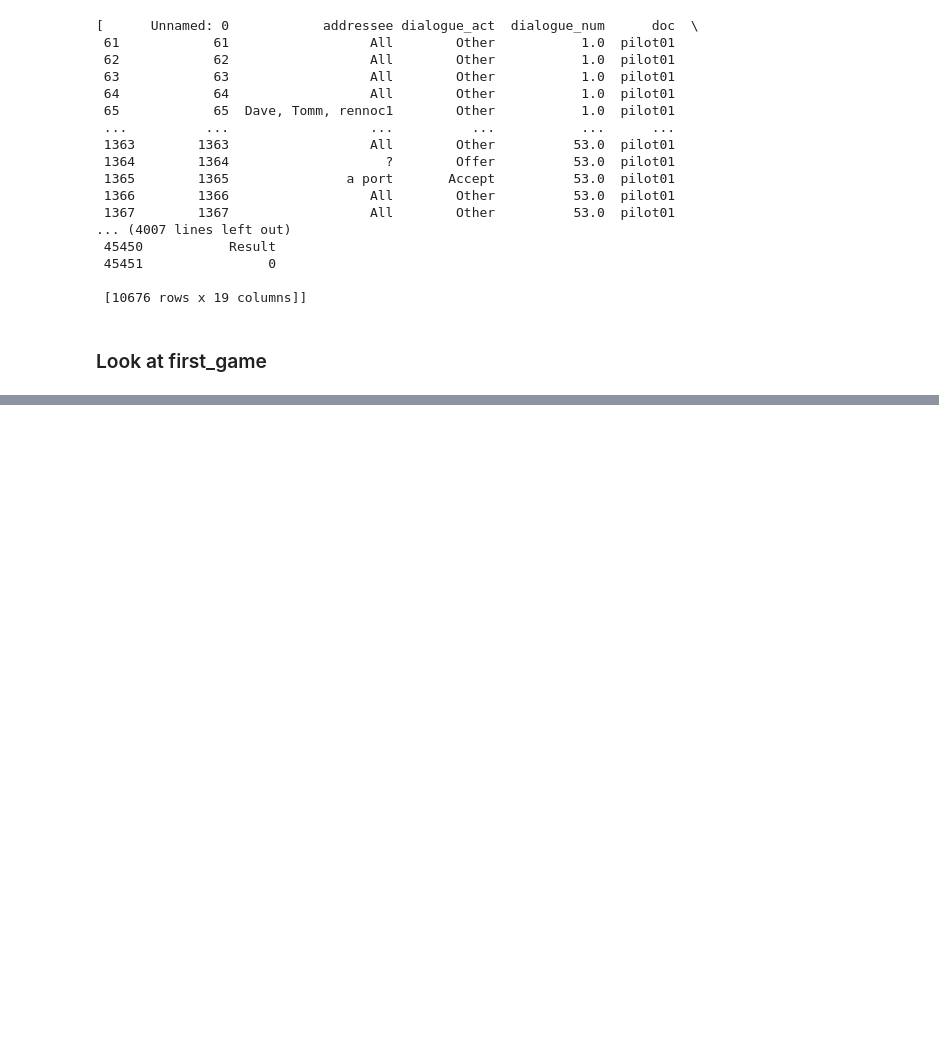
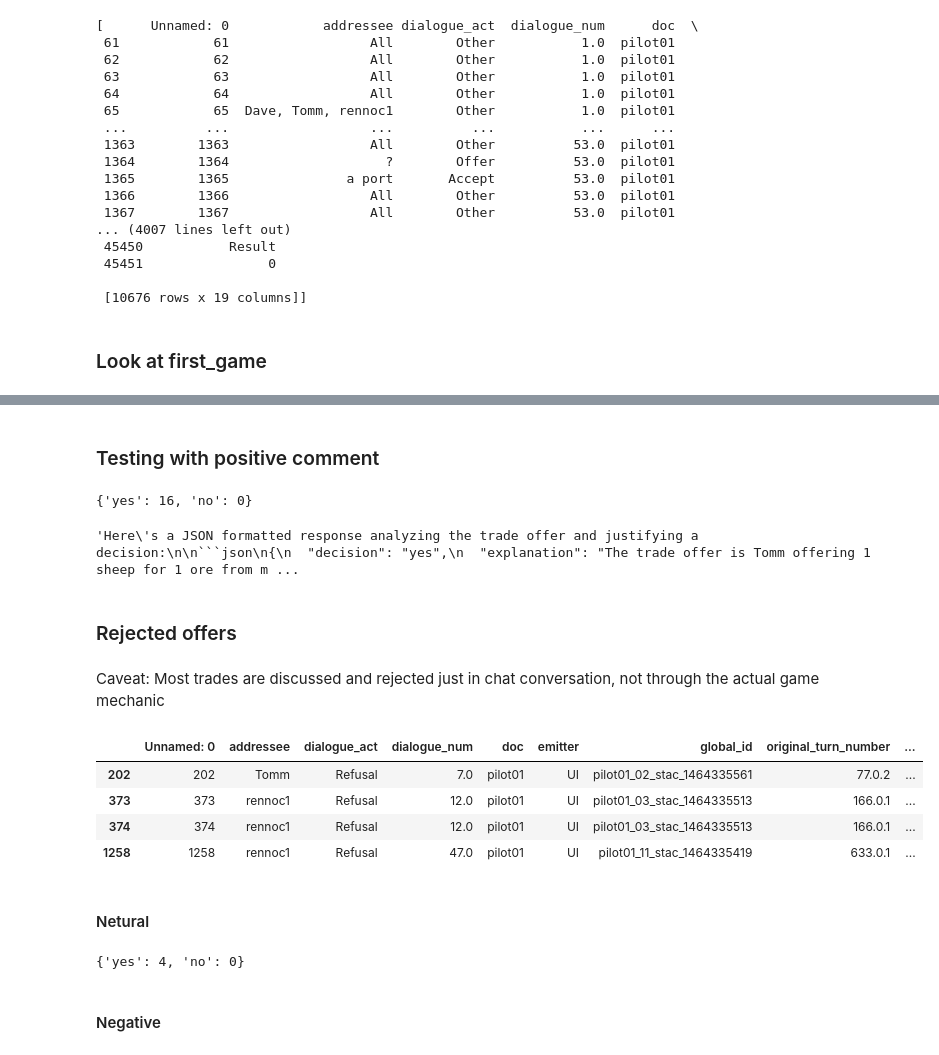
Before and after one commit to codeNinjaDev/nlp-final-project-catan, a Jupyter notebook: project.ipynb, the cells around one changed output, grey strips where cells are left out. Cells and saved outputs as stored; diff of their text form; code cells hidden in the pictures; blank space fills up the shorter version.

Commit message:
added catan rules and refusals

````diff
--- a/project.ipynb
+++ b/project.ipynb
@@ -203,0 +214,68 @@ KeyboardInterrupt:
+# %% [markdown]
+### Testing with positive comment
+# %%
+results = {"yes": 0, "no": 0}
+responses = []
+import json
+for idx, row in successful_offers.iterrows():
+    prompt = create_prompt_from_offer(game_one, row, prefix="Understand the dataset by using the manual. ", sentiment="Use your knowledge of Catan (from the rules document) and strategy to try to estimate the current state of the game from the log and make a smart and logical choice. First, explain what the trade offers is and clearly state which players are getting which resource. State each assumption you make logically in order and how the next statement flows from the other. Base most of your reasoning based on the events in the log/game history. Explain it from the perspective of your persona",only_use_start_of_turn=True, offer_sentiment="Dave, this trade is really awesome!")
+    response = model.generate_content([
+        {"file_data": {"mime_type": "application/pdf", "file_uri": file_uri}},
+        {"file_data": {"mime_type": "application/pdf", "file_uri": rules_uri}},
+        {"text": prompt}
+    ])
+    # print(response.text)
+    responses.append(response.text)
+    model_output = json.loads(response.text.replace("json", "").replace('`', ""))
+    if model_output["decision"] == "yes":
+        results["yes"] += 1
+    else:
+        results["no"] += 1
+results
+# %% [output]
+{'yes': 16, 'no': 0}
+# %%
+responses[-1]
+# %% [output]
+'Here\'s a JSON formatted response analyzing the trade offer and justifying a decision:\n\n```json\n{\n  "decision": "yes",\n  "explanation": "The trade offer is Tomm offering 1 sheep for 1 ore from m ...
+# %% [markdown]
+### Rejected offers
+# %% [markdown]
+Caveat: Most trades are discussed and rejected just in chat conversation, not through the actual game mechanic
+# %%
+rejected_offers = game_one[(game_one["dialogue_act"] == "Refusal") &
+                             (game_one["emitter"] == "UI") &
+                             (game_one["addressee"] != "?") &
+                             (game_one["addressee"] != "the bank")]
+rejected_offers.head()
+# %% [output]
+|  | Unnamed: 0 | addressee | dialogue_act | dialogue_num | doc | emitter | global_id | original_turn_number | ... |
+| 202 | 202 | Tomm | Refusal | 7.0 | pilot01 | UI | pilot01_02_stac_1464335561 | 77.0.2 | ... |
+| 373 | 373 | rennoc1 | Refusal | 12.0 | pilot01 | UI | pilot01_03_stac_1464335513 | 166.0.1 | ... |
+| 374 | 374 | rennoc1 | Refusal | 12.0 | pilot01 | UI | pilot01_03_stac_1464335513 | 166.0.1 | ... |
+| 1258 | 1258 | rennoc1 | Refusal | 47.0 | pilot01 | UI | pilot01_11_stac_1464335419 | 633.0.1 | ... |
+# %% [markdown]
+#### Netural
+# %%
+results = {"yes": 0, "no": 0}
+responses = []
+import json
+for idx, row in rejected_offers.iterrows():
+    prompt = create_prompt_from_offer(game_one, row, prefix="Understand the dataset by using the manual. ", sentiment="Use your knowledge of Catan (from the rules document) and strategy to try to estimate the current state of the game from the log and make a smart and logical choice. First, explain what the trade offers is and clearly state which players are getting which resource. State each assumption you make logically in order and how the next statement flows from the other. Base most of your reasoning based on the events in the log/game history. Explain it from the perspective of your persona",only_use_start_of_turn=True)
+    response = model.generate_content([
+        {"file_data": {"mime_type": "application/pdf", "file_uri": file_uri}},
+        {"file_data": {"mime_type": "application/pdf", "file_uri": rules_uri}},
+        {"text": prompt}
+    ])
+    # print(response.text)
+    responses.append(response.text)
+    model_output = json.loads(response.text.replace("json", "").replace('`', ""))
+    if model_output["decision"] == "yes":
+        results["yes"] += 1
+    else:
+        results["no"] += 1
+results
+# %% [output]
+{'yes': 4, 'no': 0}
+# %% [markdown]
+#### Negative
````
Also changed, not shown: parts of 16 cells of this notebook, 2 other files.
